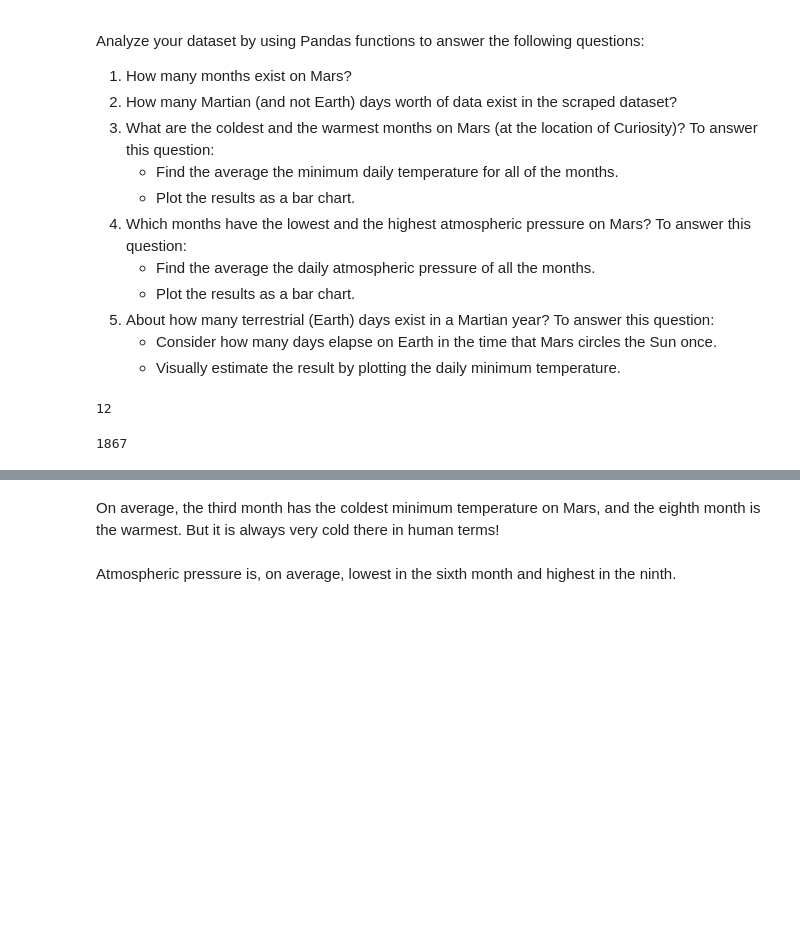
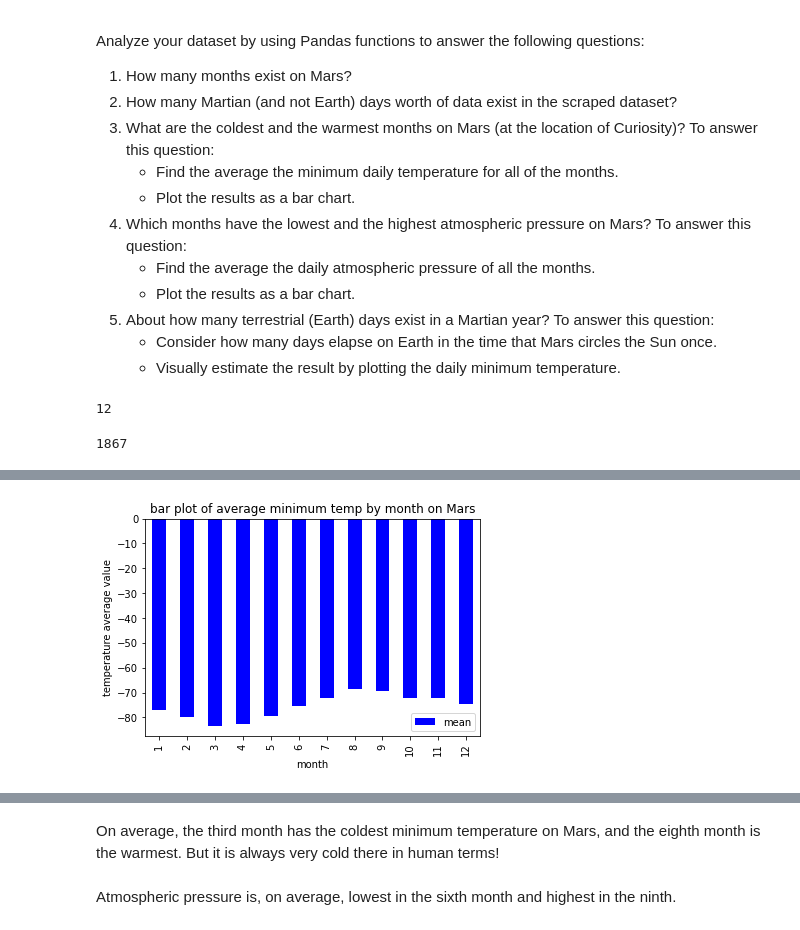
Before and after one commit to basse058/web-scraping-challenge, a Jupyter notebook: part_2_mars_weather.ipynb, the cells around one changed output, grey strips where cells are left out. Drawn from its saved outputs; the diff is of its cells as text; code cells hidden in the pictures; blank space fills up the shorter version.

```diff
--- a/part_2_mars_weather.ipynb
+++ b/part_2_mars_weather.ipynb
@@ -156,0 +173,9 @@ mean_low_temp
+# %%
+# Plot the average temperature by month
+bar_plot = month_mean.plot(kind='bar', title='bar plot of average minimum temp by month on Mars', color='b')
+bar_plot.set_xlabel("month")
+bar_plot.set_ylabel("temperature average value")
+#plt.savefig('bar_pandas.png', bbox_inches='tight')
+plt.show()
+# %% [output]
+[figure, added]
```
Also changed, not shown: parts of 7 cells of this notebook, 1 other file.
